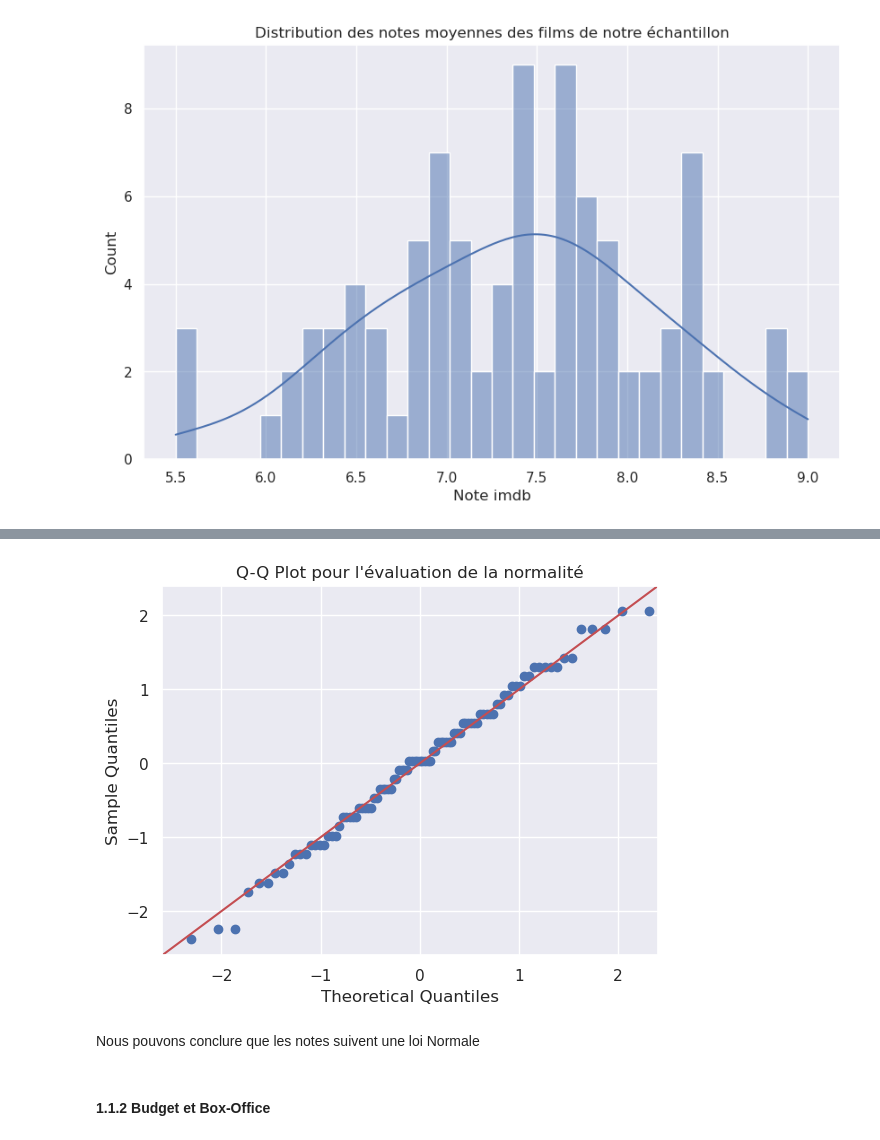
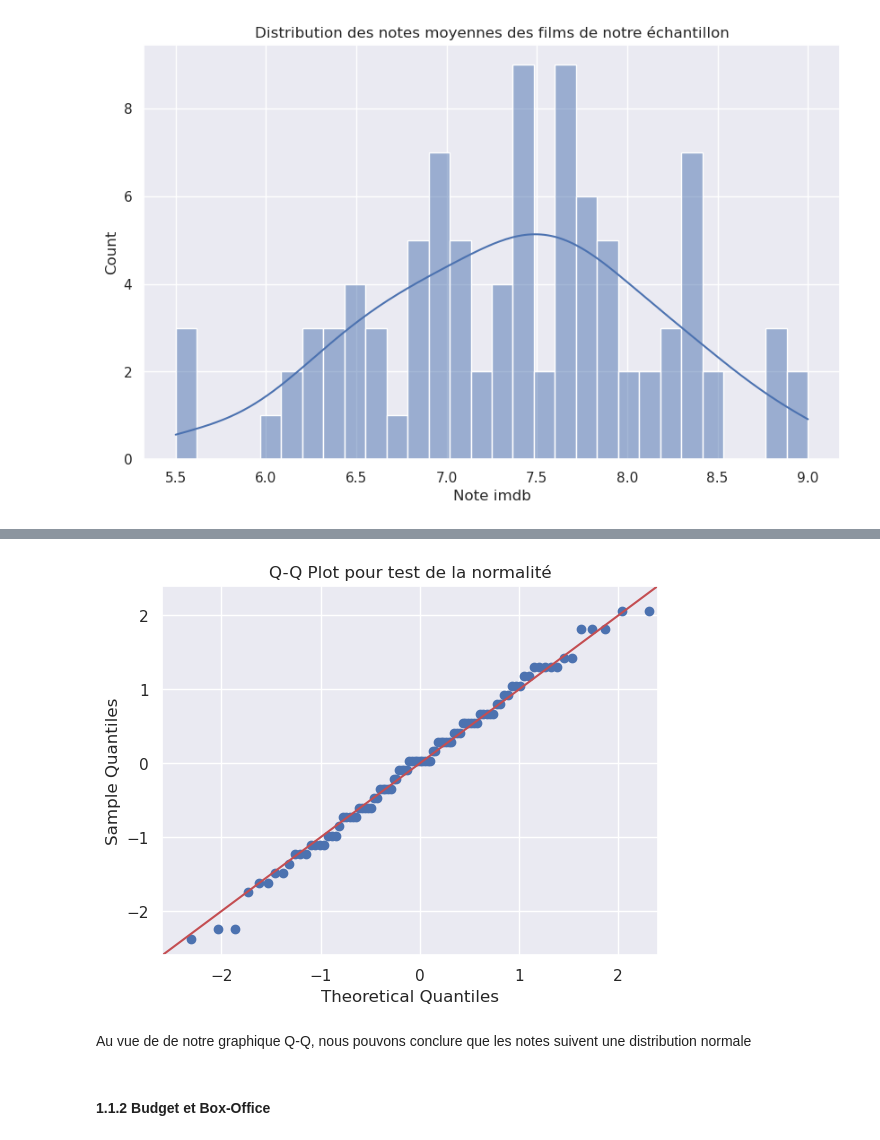
Before and after one commit to LouisArmand0/Projet_Python, a Jupyter notebook: Analyse_modelisation_3o3.ipynb, the cells around one changed output, grey strips where cells are left out. Cells and saved outputs as stored; diff of their text form; code cells hidden in the pictures.

```diff
--- a/Analyse_modelisation_3o3.ipynb
+++ b/Analyse_modelisation_3o3.ipynb
@@ -107,14 +110,14 @@ Nous pouvons le visualiser grace à un QQ plot:
 # %%
-# Créer un Q-Q plot
+# Création d'un Q-Q plot
 sm.qqplot((df['Note imdb']-df['Note imdb'].mean())/df['Note imdb'].std(), line='45')
 
-# Ajouter des titres et afficher le plot
-plt.title("Q-Q Plot pour l'évaluation de la normalité")
+# Ajout des titres et afficher le graphique
+plt.title("Q-Q Plot pour test de la normalité")
 plt.show()
 # %% [output]
-[figure, old version]
+[figure, new version]
 # %% [markdown]
-Nous pouvons conclure que les notes suivent une loi Normale
+Au vue de de notre graphique Q-Q, nous pouvons conclure que les notes suivent une distribution normale
 # %% [markdown]
 #### **1.1.2** Budget et Box-Office
 # %%
```
Also changed, not shown: parts of 30 cells of this notebook.
